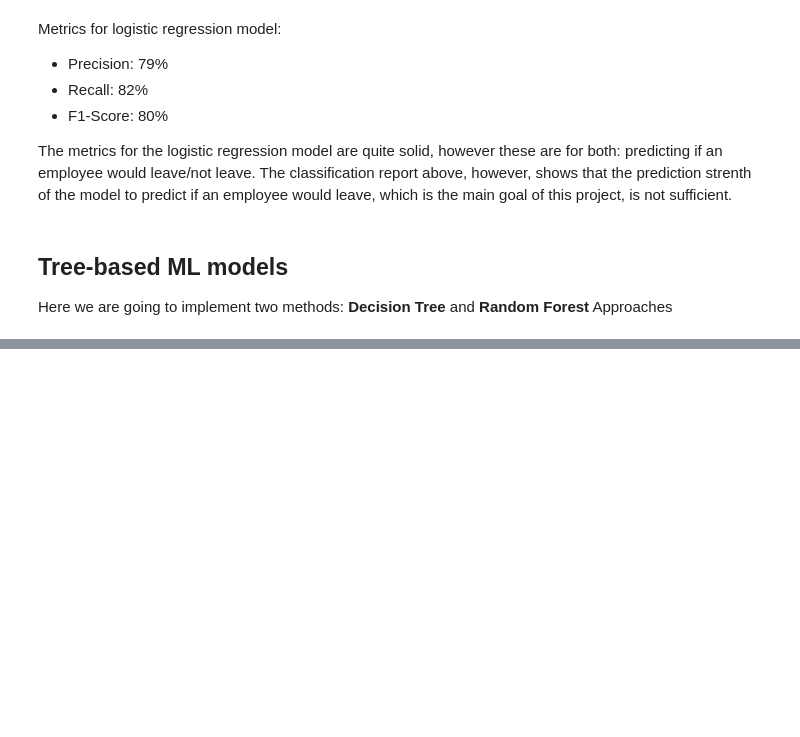
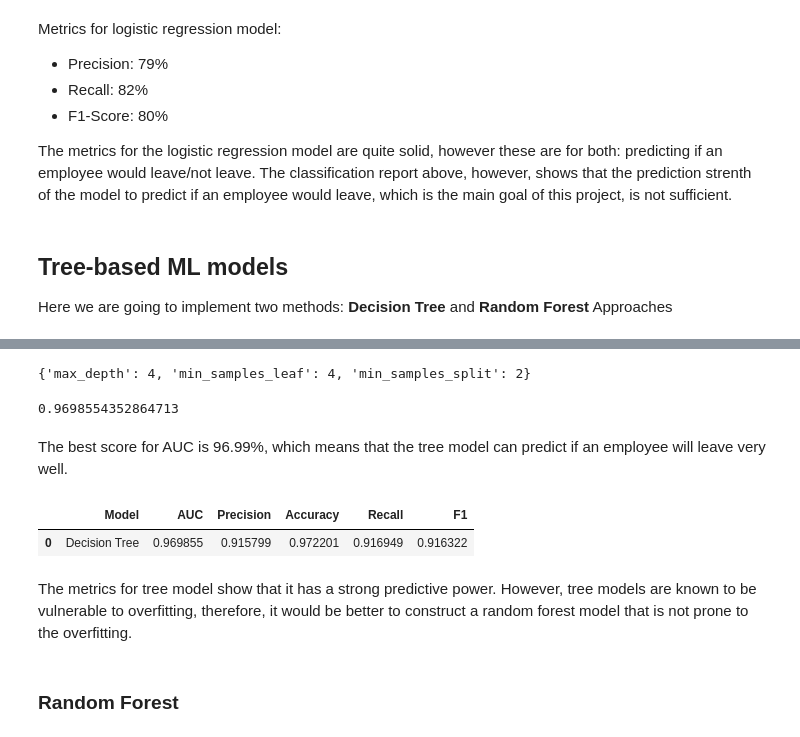
Before and after one commit to julhild/Salifort_Motors_project, a Jupyter notebook: main.ipynb, the cells around one changed output, grey strips where cells are left out. Drawn from its saved outputs; the diff is of its cells as text; code cells hidden in the pictures; blank space fills up the shorter version.

```diff
--- a/main.ipynb
+++ b/main.ipynb
@@ -553,0 +508,7 @@ Here we are going to implement two methods: **Decision Tree** and **Random Fores
+# %%
+# function for setting an object that represents the tree parameters
+def tree_params(max_depth, min_sample_leaf, min_sample_split):
+    return {'max_depth': max_depth,
+             'min_samples_leaf': min_sample_leaf,
+             'min_samples_split': min_sample_split
+             }
@@ -553,0 +525,3 @@ Here we are going to implement two methods: **Decision Tree** and **Random Fores
+# %%
+%time
+tree_grid_result.fit(X_train, y_train)
@@ -553,0 +537,12 @@ Here we are going to implement two methods: **Decision Tree** and **Random Fores
+# %%
+# best parameters from the grid search
+tree_grid_result.best_params_
+# %% [output]
+{'max_depth': 4, 'min_samples_leaf': 4, 'min_samples_split': 2}
+# %%
+# best score for auc
+tree_grid_result.best_score_
+# %% [output]
+0.9698554352864713
+# %% [markdown]
+The best score for AUC is 96.99%, which means that the tree model can predict if an employee will leave very well.
@@ -553,0 +563,42 @@ Here we are going to implement two methods: **Decision Tree** and **Random Fores
+# %%
+# function for extracting best scores
+
+def make_results(model_name: str, model_object, metric:str):
+
+    # list of metrics of interest
+    metrics = {
+        'auc': 'mean_test_roc_auc',
+        'precision': 'mean_test_precision',
+        'accuracy': 'mean_test_accuracy',
+        'recall': 'mean_test_recall',
+        'f1': 'mean_test_f1'
+    };
+
+    # model results
+    results = pd.DataFrame(model_object.cv_results_);
+
+    # extract the row with the best metrics values
+    best_values = results.iloc[results[metrics[metric]].idxmax(), :];
+
+    # best metrics
+    auc = best_values.mean_test_roc_auc;
+    precision = best_values.mean_test_precision;
+    accuracy = best_values.mean_test_accuracy;
+    recall = best_values.mean_test_recall;
+    f1 = best_values.mean_test_f1;
+
+    result_table = make_result_table(model_name, auc, precision, accuracy, recall, f1);
+
+    return result_table;
+# %%
+# adding the results from the decision tree into the table for all results
+
+all_results = make_results('Decision Tree', tree_grid_result, 'auc')
+all_results
+# %% [output]
+|  | Model | AUC | Precision | Accuracy | Recall | F1 |
+| 0 | Decision Tree | 0.969855 | 0.915799 | 0.972201 | 0.916949 | 0.916322 |
+# %% [markdown]
+The metrics for tree model show that it has a strong predictive power. However, tree models are known to be vulnerable to overfitting, therefore, it would be better to construct a random forest model that is not prone to the overfitting.
+# %% [markdown]
+ ### Random Forest
```
Also changed, not shown: parts of 57 cells of this notebook, 1 other file.
